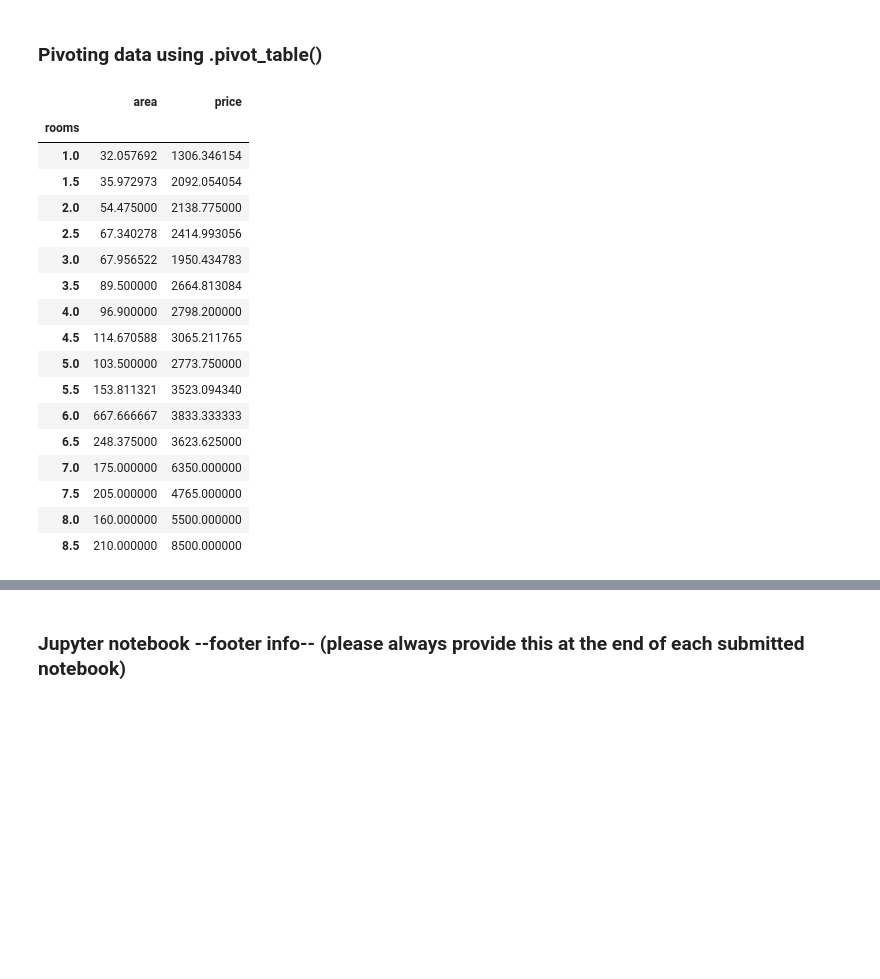
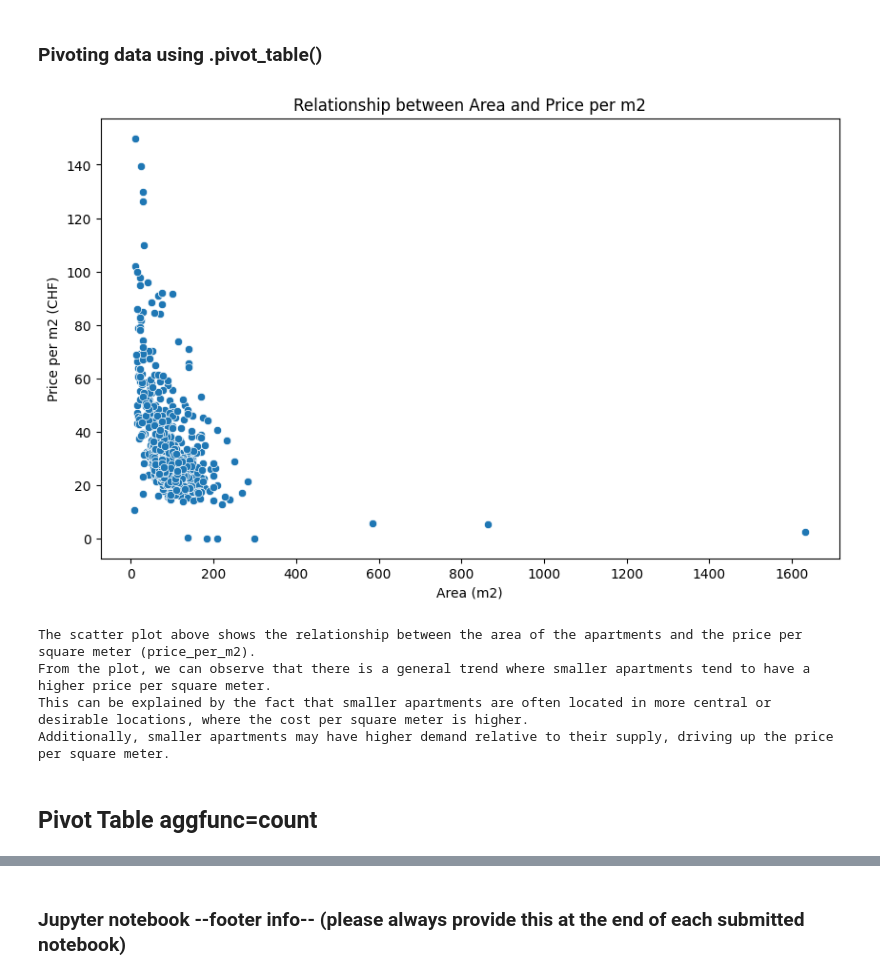
Before and after one commit to schlenat/data_analytics, a Jupyter notebook: Week_03/combining_and_organizing_data.ipynb, the cells around one changed output, grey strips where cells are left out. Drawn from its saved outputs; the diff is of its cells as text; code cells hidden in the pictures; blank space fills up the shorter version.

```diff
--- a/Week_03/combining_and_organizing_data.ipynb
+++ b/Week_03/combining_and_organizing_data.ipynb
@@ -125,12 +125,13 @@ df_municip.head(5)
 # %% [markdown]
 ### Join municipality data to rental apartment data using .merge()
 # %%
-# Merge needs a key which must be identical in both data sets (here the key is 'bfs_number')
 df3 = df2.merge(df_municip[['bfs_number',
                             'pop',
                             'pop_dens',
                             'frg_pct',
-                            'emp']],
-                on="bfs_number")
+                            'emp',
+                            'mean_taxable_income']],
+                 on="bfs_number",)
+
 df3.head(5)
 # %% [output]
@@ -275,27 +271,35 @@ Reshaped using .melt()
 # %% [markdown]
 ### Pivoting data using .pivot_table()
 # %%
+import seaborn as sns
+
 # Using pivot_table to reshape the data and calculate means
-pd.pivot_table(df3[['rooms', 'price', 'area']],
-               index=['rooms'],
-               values=['price', 'area', 'rooms'],
-               aggfunc=(np.mean))
+# Using pivot_table to reshape the data and calculate means
+pivot_table = pd.pivot_table(df3[['rooms', 'price', 'area', 'price_per_m2']],
+                             index=['rooms'],
+                             values=['price', 'price_per_m2'],
+                             aggfunc=(np.mean))
+
+# Check relationship between area and price_per_m2
+import matplotlib.pyplot as plt
+plt.figure(figsize=(10, 6))
+sns.scatterplot(data=df3, x='area', y='price_per_m2')
+plt.title('Relationship between Area and Price per m2')
+plt.xlabel('Area (m2)')
+plt.ylabel('Price per m2 (CHF)')
+plt.show()
+
+
+# Explanation
+print("The scatter plot above shows the relationship between the area of the apartments and the price per square meter (price_per_m2).")
+print("From the plot, we can observe that there is a general trend where smaller apartments tend to have a higher price per square meter.")
+print("This can be explained by the fact that smaller apartments are often located in more central or desirable locations, where the cost per square meter is higher.")
+print("Additionally, smaller apartments may have higher demand relative to their supply, driving up the price per square meter.")
 # %% [output]
-|  | area | price |
-| rooms |  |  |
-| 1.0 | 32.057692 | 1306.346154 |
-| 1.5 | 35.972973 | 2092.054054 |
-| 2.0 | 54.475000 | 2138.775000 |
-| 2.5 | 67.340278 | 2414.993056 |
-| 3.0 | 67.956522 | 1950.434783 |
-| 3.5 | 89.500000 | 2664.813084 |
-| 4.0 | 96.900000 | 2798.200000 |
-| 4.5 | 114.670588 | 3065.211765 |
-| 5.0 | 103.500000 | 2773.750000 |
-| 5.5 | 153.811321 | 3523.094340 |
-| 6.0 | 667.666667 | 3833.333333 |
-| 6.5 | 248.375000 | 3623.625000 |
-| 7.0 | 175.000000 | 6350.000000 |
-| 7.5 | 205.000000 | 4765.000000 |
-| 8.0 | 160.000000 | 5500.000000 |
-| 8.5 | 210.000000 | 8500.000000 |
+[figure, added]
+The scatter plot above shows the relationship between the area of the apartments and the price per square meter (price_per_m2).
+From the plot, we can observe that there is a general trend where smaller apartments tend to have a higher price per square meter.
+This can be explained by the fact that smaller apartments are often located in more central or desirable locations, where the cost per square meter is higher.
+Additionally, smaller apartments may have higher demand relative to their supply, driving up the price per square meter.
+# %% [markdown]
+## Pivot Table aggfunc=count
```
Also changed, not shown: parts of 5 cells of this notebook, 3 other files.
